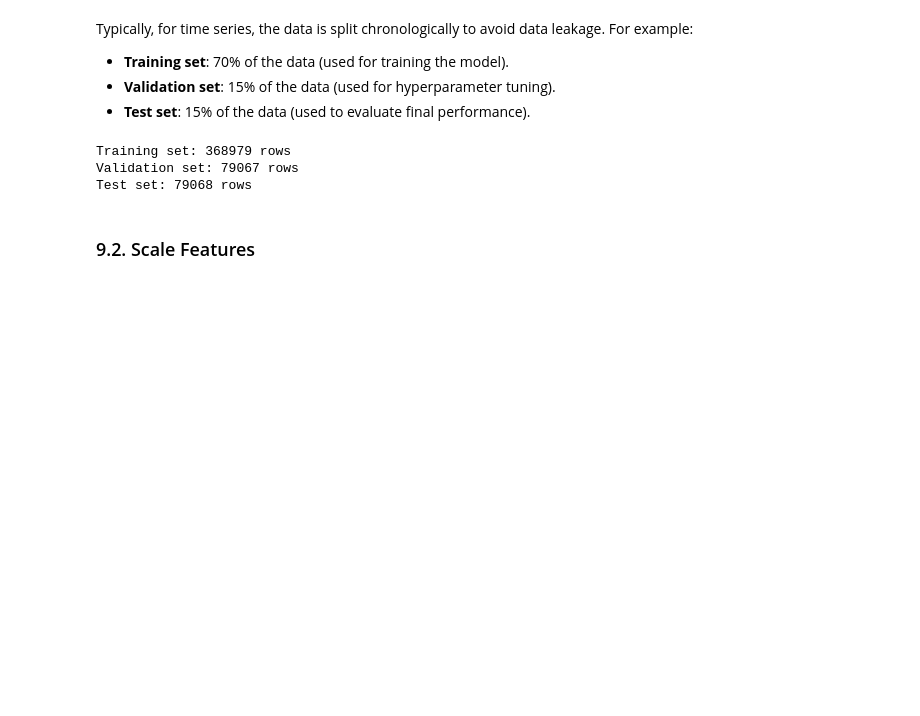
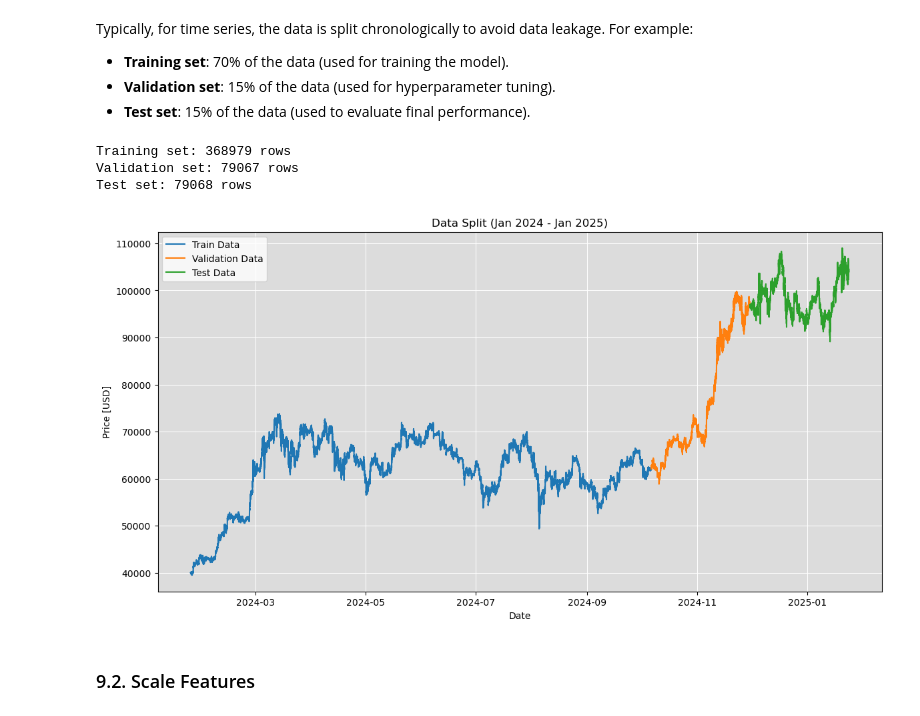
Before and after one commit to kostadinlambov/Time-Series-Forecasting, a Jupyter notebook: Notebook/01.1.Time-Series-Forecasting.ipynb, the cells around one changed output. Cells and saved outputs as stored; diff of their text form; code cells hidden in the pictures; blank space fills up the shorter version.

```diff
--- a/Notebook/01.1.Time-Series-Forecasting.ipynb
+++ b/Notebook/01.1.Time-Series-Forecasting.ipynb
@@ -940,6 +958,51 @@ print(f"Test set: {len(btc_price_data_1_year_test)} rows")
 Training set: 368979 rows
 Validation set: 79067 rows
 Test set: 79068 rows
+# %%
+def plot_splitted_market_data(dates, prices, labels, title):
+    plt.figure(figsize=(14, 7))
+
+    ax = plt.gca()
+    ax.set_facecolor('gainsboro')
+    ax.xaxis.grid(True, color='white')
+    ax.yaxis.grid(True, color='white')
+
+    # x_lim_start = dates[0][0]
+    # x_lim_end = dates[1][len(dates[1]) - 1]
+    # # x_lim_end = dates[len(dates[0]) + len(dates[1]) - 1]
+    # # plt.xlim(x_lim_start, x_lim_end)
+    # ax.set_xlim(xmin=x_lim_start,xmax=x_lim_end)
+
+    plt.plot(dates[0], prices[0], label ='Train Data')
+    plt.plot(dates[1], prices[1], label ='Validation Data')
+    plt.plot(dates[2], prices[2], label ='Test Data')
+
+    plt.xlabel(labels[0])
+    plt.ylabel(labels[1])
+
+    plt.title(title)
+    plt.legend()
+    plt.show()
+# %%
+dates_train = btc_price_data_1_year_train.index
+prices_close_train = btc_price_data_1_year_train.close
+
+dates_val = btc_price_data_1_year_val.index
+prices_close_val = btc_price_data_1_year_val.close
+
+dates_test = btc_price_data_1_year_test.index
+prices_close_test = btc_price_data_1_year_test.close
+
+dates = [dates_train, dates_val, dates_test]
+prices_close_btc = [prices_close_train, prices_close_val, prices_close_test]
+
+title_btc = 'Data Split (Jan 2024 - Jan 2025)'
+
+labels = ['Date', 'Price [USD]']
+
+plot_splitted_market_data(dates, prices_close_btc, labels, title_btc)
+# %% [output]
+[figure, added]
 # %% [markdown]
 ### 9.2. Scale Features
 # %% [markdown]
```
Also changed, not shown: parts of 52 cells of this notebook.
